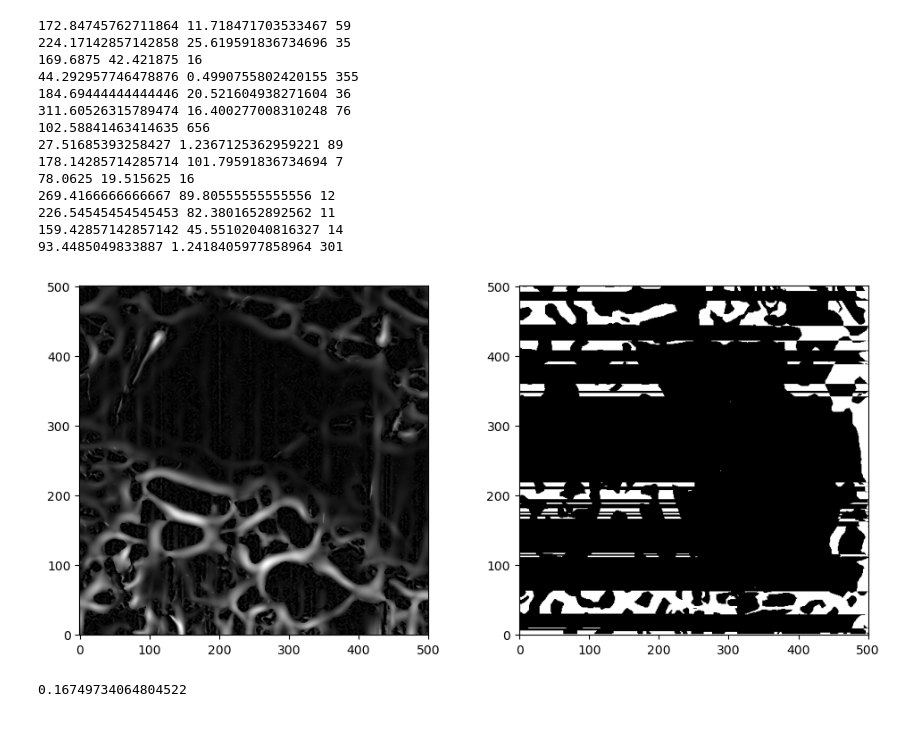
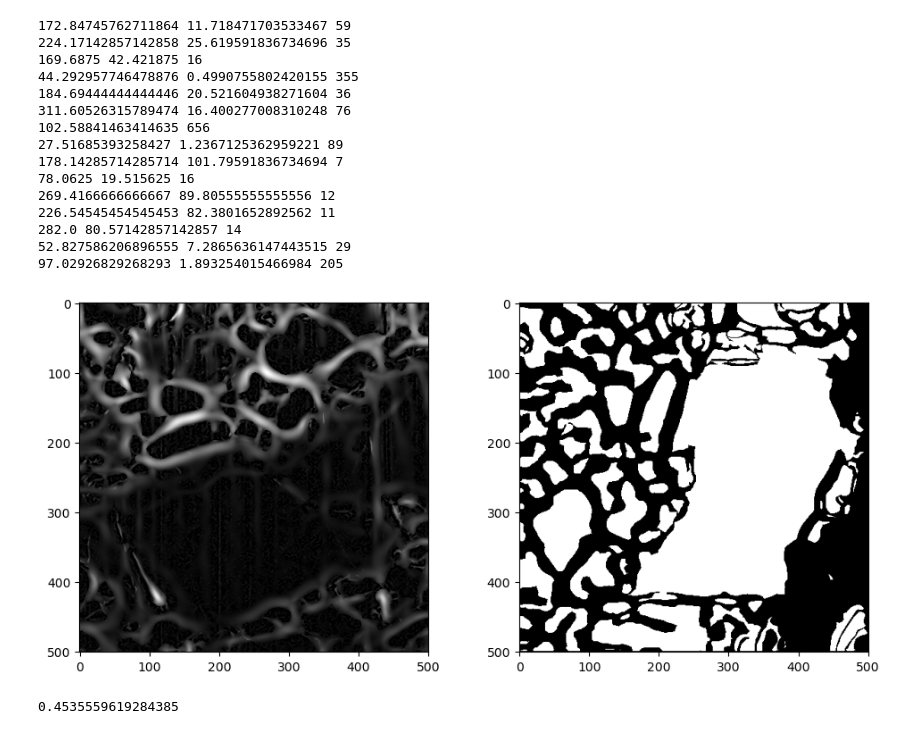
Before and after one commit to molel-gt/ssb, a Jupyter notebook: segmentation.ipynb, the cells around one changed output. Drawn from its saved outputs; the diff is of its cells as text; code cells hidden in the pictures.

```diff
--- a/segmentation.ipynb
+++ b/segmentation.ipynb
@@ -53,7 +53,7 @@ for ix in range(NX):
         idx = edge_detection.coord2idx(ix, iy, NY=NY)
         points_arr[idx, :] = (ix, iy)
 # %%
-img_res = np.zeros(img.shape)#img_meijer.copy()
+img_res = np.zeros(img.shape)
 for level in ['0', '1', '2']:
     level_edges = edges[level]
     for point_set in level_edges:
@@ -65,10 +65,9 @@ for level in ['0', '1', '2']:
         if inside_points.shape[0] == 0:
             continue
         if inside_points.shape[0] == 1:
-            img_res[inside_points[0, 0], inside_points[0, 1]] = 0
+            img_res[inside_points[0, 0], inside_points[0, 1]] = 1
         else:
             arr = np.asarray(inside_points)
-            img_res[(arr[:, 0], arr[:, 1])] = 1
             if arr.shape[0] > 1000 and level == '0':
                 continue
             if level == '1' and arr.shape[0] > 68000:
@@ -76,40 +75,39 @@ for level in ['0', '1', '2']:
             aspect = arr.shape[0] / len(polygon)
             aspect2 = 4 * arr.shape[0] / len(polygon) ** 2
             if aspect > 40 and len(polygon) < 500:
                 print(aspect, aspect2, len(polygon))
                 continue
             elif 27 < aspect < 28:
                 print(aspect, aspect2, len(polygon))
                 continue
             else:
                 if 100 < aspect < 110:
                     print(aspect, len(polygon))
                 img_res[(arr[:, 0], arr[:, 1])] = 1
 
 fig, ax = plt.subplots(1, 2, figsize=(10, 4.5))
 ax[0].imshow(img_meijer, cmap='gray');
-ax[0].invert_yaxis();
-ax[1].imshow(img_res < 0.1, cmap='gray');
-ax[1].invert_yaxis();
+ax[1].imshow(img_res, cmap='gray');
 
 plt.tight_layout();
 # %% [output]
 172.84745762711864 11.718471703533467 59
 224.17142857142858 25.619591836734696 35
 169.6875 42.421875 16
 44.292957746478876 0.4990755802420155 355
 184.69444444444446 20.521604938271604 36
 311.60526315789474 16.400277008310248 76
 102.58841463414635 656
 27.51685393258427 1.2367125362959221 89
 178.14285714285714 101.79591836734694 7
 78.0625 19.515625 16
 269.4166666666667 89.80555555555556 12
 226.54545454545453 82.3801652892562 11
-159.42857142857142 45.55102040816327 14
-93.4485049833887 1.2418405977858964 301
+282.0 80.57142857142857 14
+52.827586206896555 7.2865636147443515 29
+97.02926829268293 1.893254015466984 205
-[figure, old version]
+[figure, new version]
 # %%
 print(1 - np.average(img_res))
 # %% [output]
-0.16749734064804522
+0.4535559619284385
```
Also changed, not shown: 1 other file.
